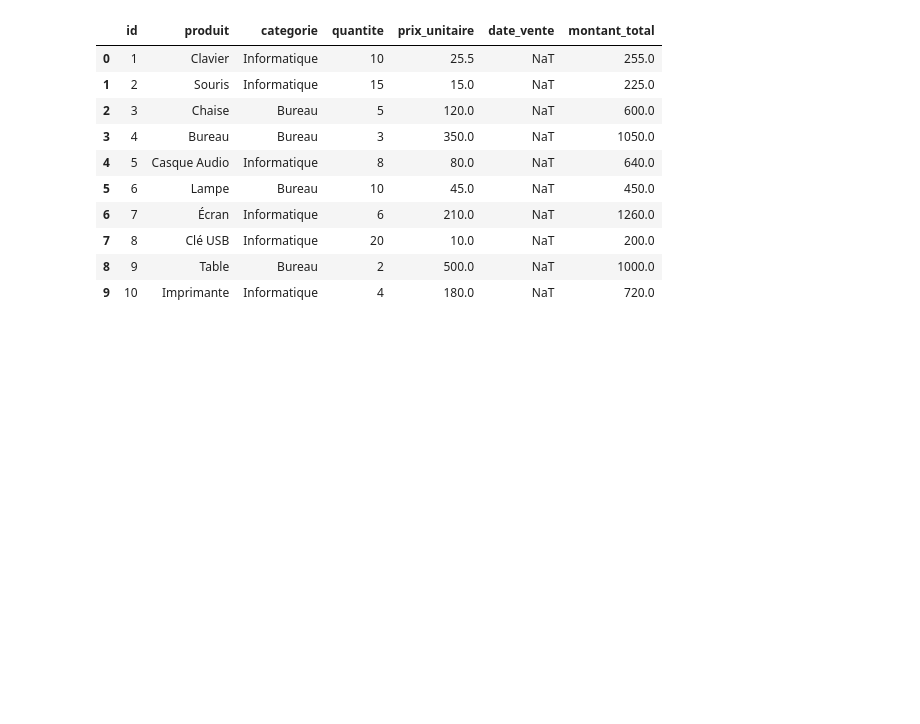
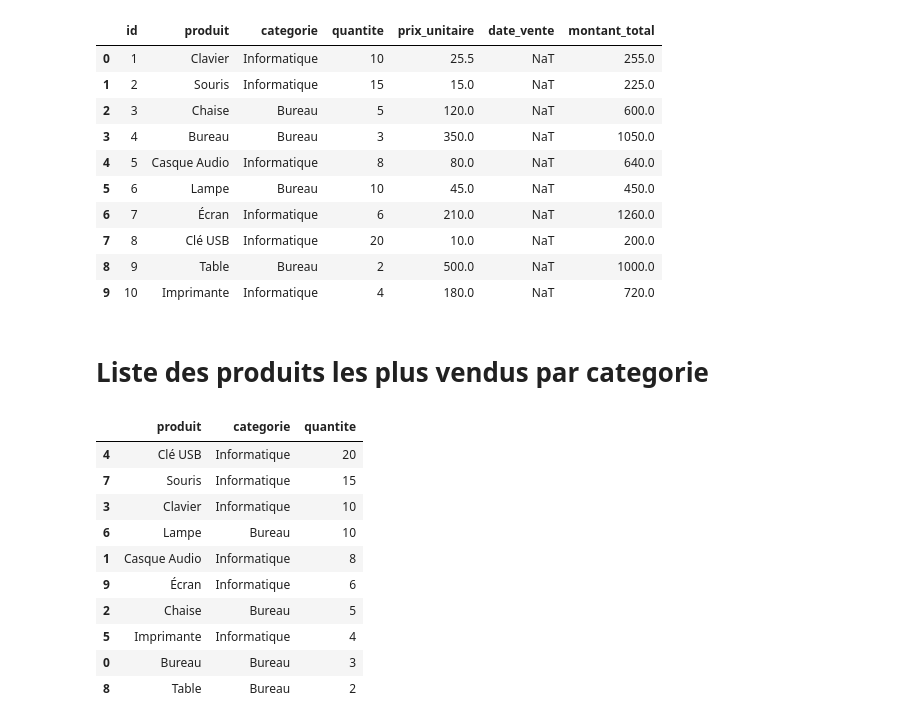
Before and after one commit to KhadimFall0503/Analyse_Ventes, a Jupyter notebook: produits.ipynb, the cells around one changed output. Drawn from its saved outputs; the diff is of its cells as text; code cells hidden in the pictures; blank space fills up the shorter version.

```diff
--- a/produits.ipynb
+++ b/produits.ipynb
@@ -190,3 +190,22 @@ df.sort_values(by="date_vente")
 | 7 | 8 | Clé USB | Informatique | 20 | 10.0 | NaT | 200.0 |
 | 8 | 9 | Table | Bureau | 2 | 500.0 | NaT | 1000.0 |
 | 9 | 10 | Imprimante | Informatique | 4 | 180.0 | NaT | 720.0 |
+# %% [markdown]
+# Liste des produits les plus vendus par categorie
+# %%
+df.groupby(["produit", "categorie"])["quantite"] \
+  .sum() \
+  .reset_index() \
+  .sort_values("quantite", ascending=False)
+# %% [output]
+|  | produit | categorie | quantite |
+| 4 | Clé USB | Informatique | 20 |
+| 7 | Souris | Informatique | 15 |
+| 3 | Clavier | Informatique | 10 |
+| 6 | Lampe | Bureau | 10 |
+| 1 | Casque Audio | Informatique | 8 |
+| 9 | Écran | Informatique | 6 |
+| 2 | Chaise | Bureau | 5 |
+| 5 | Imprimante | Informatique | 4 |
+| 0 | Bureau | Bureau | 3 |
+| 8 | Table | Bureau | 2 |
```
Also changed, not shown: parts of 1 cell of this notebook.
